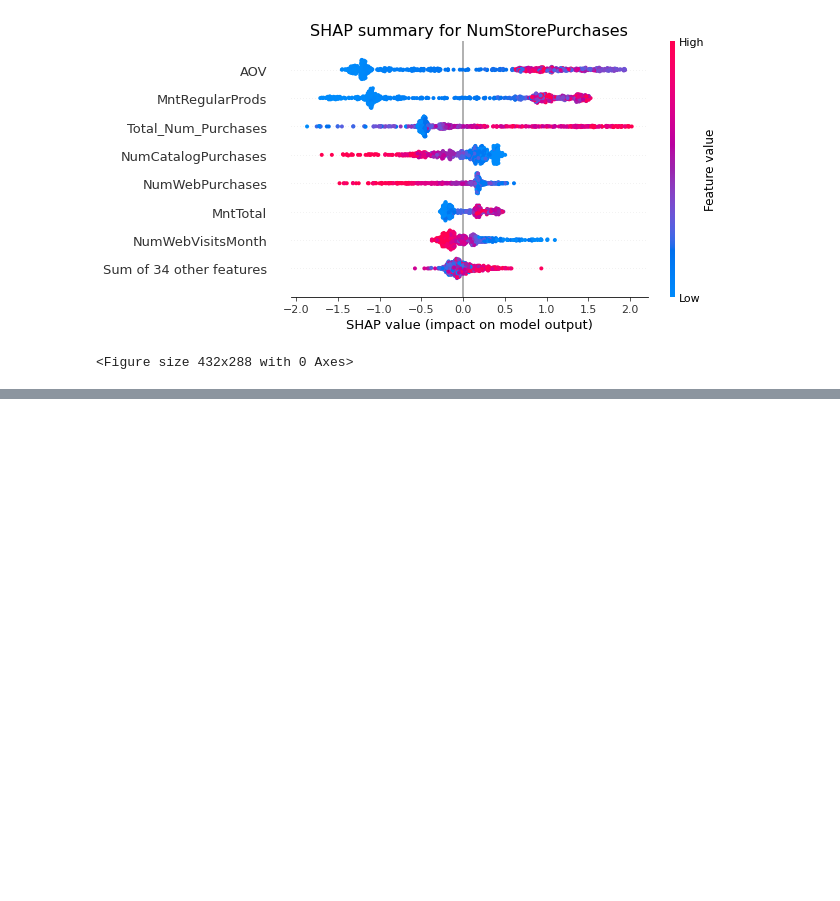
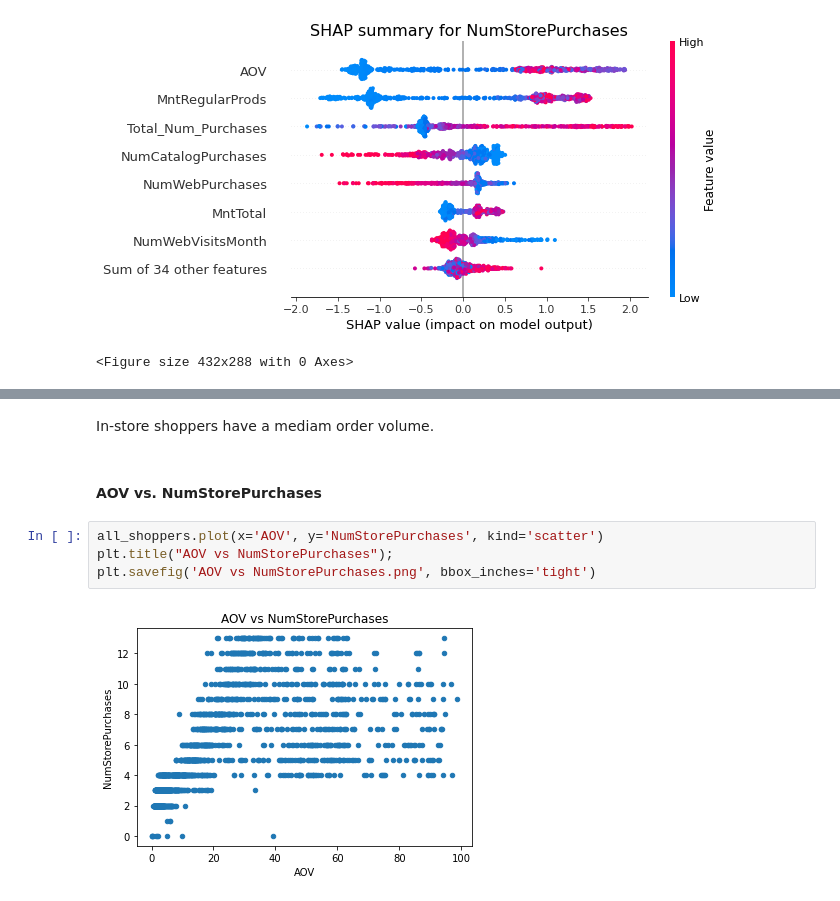
Before and after one commit to Kpeng511/Marketing-Campaign-Analytics, a Jupyter notebook: analytics.ipynb, the cells around one changed output, grey strips where cells are left out. Saved outputs shown, nothing was run; the diff lists cells and outputs as text; blank space fills up the shorter version.

```diff
--- a/analytics.ipynb
+++ b/analytics.ipynb
@@ -380,0 +402,10 @@ plt.show()
+# %% [markdown]
+In-store shoppers have a mediam order volume.
+# %% [markdown]
+#### AOV vs. NumStorePurchases
+# %%
+all_shoppers.plot(x='AOV', y='NumStorePurchases', kind='scatter')
+plt.title("AOV vs NumStorePurchases");
+plt.savefig('AOV vs NumStorePurchases.png', bbox_inches='tight')
+# %% [output]
+[figure, added]
```
Also changed, not shown: parts of 17 cells of this notebook, 4 other files.
